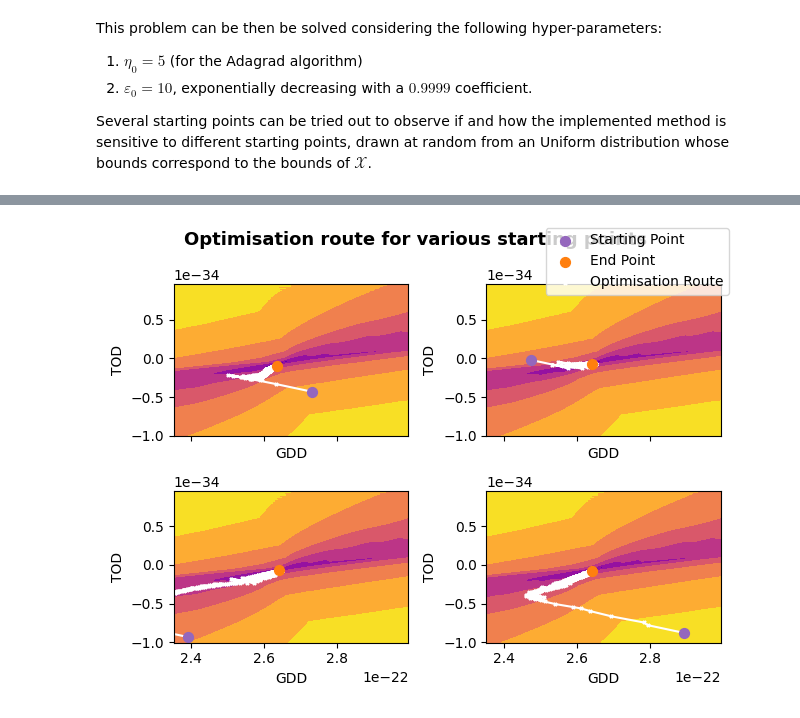
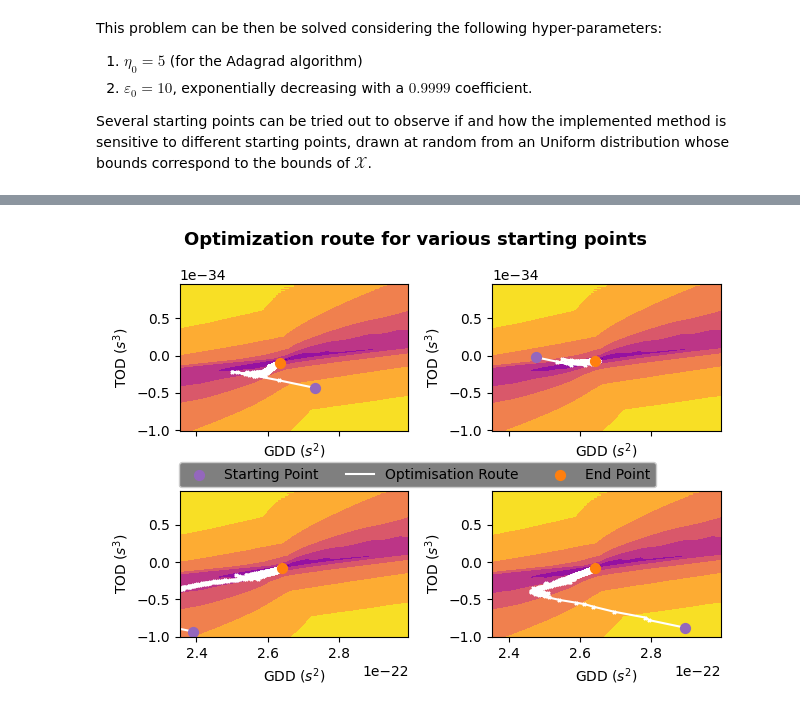
Before and after one commit to fracapuano/TempoRL, a Jupyter notebook: notebooks/GradientBasedOptimisation/optimization.ipynb, the cells around one changed output, grey strips where cells are left out. Drawn from its saved outputs; the diff is of its cells as text; code cells hidden in the pictures.

```diff
--- a/notebooks/GradientBasedOptimisation/optimization.ipynb
+++ b/notebooks/GradientBasedOptimisation/optimization.ipynb
@@ -192,7 +192,7 @@ for p in range(n_points):
     # storing the optimisation route
     trajectories[f"StartingPoint-{p+1}"] = points
 # %%
-fig, ax = plt.subplots(figsize = (8,8), nrows = int(n_points/2), ncols = int(n_points/2))
+fig, ax = plt.subplots(nrows = int(n_points/2), ncols = int(n_points/2))
 point_idx = 0
 for end_point in optimal_controls:
     control = end_point * to_SI_conversion_array # in SI units
@@ -202,19 +202,17 @@ for end_point in optimal_controls:
 
     current.plot(time,
             torch.roll(profile, -torch.argmax(profile).item() + torch.argmax(target_profile).item()),
-            label = "Optimal Control", lw = 3)
+            label = "Optimized Pulse", lw = 2)
     current.scatter(time, target_profile, label = "Target Pulse", s = 15, c = "gray", marker = "x")
 
-    current.set_xlim(-8.5e-12, 8.5e-12)
+    current.set_xlim(-5e-12, 5e-12)
 
-    current.set_title("Starting Point:\n [{:.2e},{:.2e},{:.2e}]".format(
-        *[sp for sp in starting_points[point_idx].detach().numpy() * to_SI_conversion_array])
-                     )
-
-    current.legend(fontsize = 8, loc = "upper right")
-
+    current.set_title(f"Starting Point {point_idx + 1}")
     current.set_xlabel("Time (s)", fontsize = 12); current.set_ylabel("Intensity", fontsize = 12)
     point_idx += 1
+
+handles, labels = current.get_legend_handles_labels()
+fig.legend(handles, labels, fontsize = 10)#, loc = "center", framealpha = 1, facecolor = "tab:grey", ncol = 3)
 
 fig.suptitle("Different Optimal Pulse Shape\n for various starting points", fontweight = "bold")
 fig.tight_layout()
@@ -241,37 +239,37 @@ for idx in range(4):
     )
     t = trajectories[f"StartingPoint-{idx+1}"]
     trajectory = t * to_SI_conversion_array
     # only GDD and TOD
     trajectory = trajectory[:,:2]
 
-    current.plot(trajectory[:, 0], trajectory[:, 1], color = "white", zorder = 1)
-
     current.scatter(x = trajectory[0,0], y = trajectory[0,1],
                     s = 50, c = "tab:purple", marker = "o",
                     label = "Starting Point", zorder = 2)
+
+    current.plot(trajectory[:, 0], trajectory[:, 1], color = "white", zorder = 1, label = "Optimisation Route")
+
     current.scatter(x = trajectory[-1,0], y = trajectory[-1,1],
                     s = 50, c = "tab:orange", marker = "o",
                     label = "End Point", zorder = 2)
 
     # visualising trajectory
     current.scatter(x = trajectory[:, 0], y = trajectory[:, 1],
                     s = 5,
                     c = "white",
                     marker = "x",
-                    label = f"Optimisation Route",
                     zorder = 1)
 
     current.set_xlim(bounds[0,:] * 1e-24)
     current.set_ylim(bounds[1,:] * 1e-36)
 
-    current.set_xlabel("GDD"); current.set_ylabel("TOD")
+    current.set_xlabel(r"GDD ($s^2$)"); current.set_ylabel(r"TOD ($s^3$)")
 
 handles, labels = current.get_legend_handles_labels()
-fig.legend(handles, labels, fontsize = 10)
+fig.legend(handles, labels, fontsize = 10, loc = (0.13, 0.445), framealpha = 1, facecolor = "tab:grey", ncol = 3)
 
-fig.suptitle("Optimisation route for various starting points", fontweight = "bold", fontsize = 13)
+fig.suptitle("Optimization route for various starting points", fontweight = "bold", fontsize = 13)
 
 fig.tight_layout()
 plt.show()
 # %% [output]
-[figure, old version]
+[figure, new version]
```
Also changed, not shown: parts of 3 cells of this notebook.
